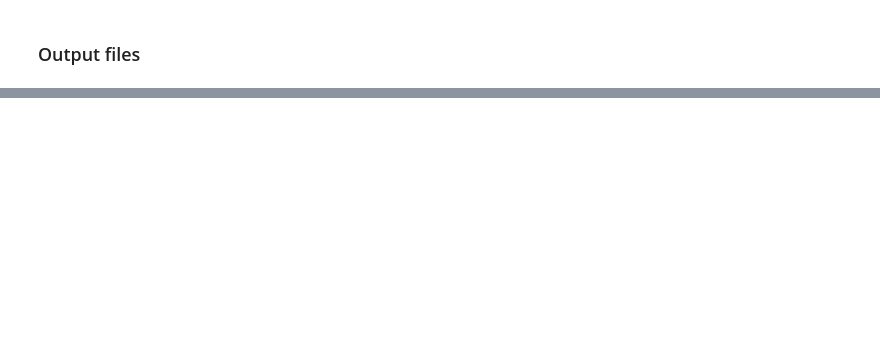
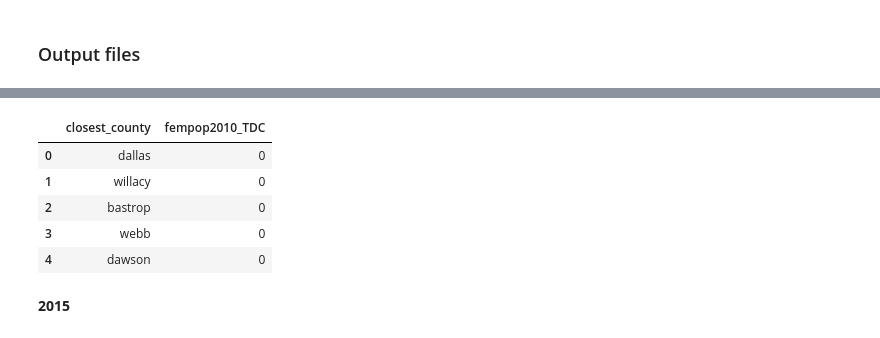
Before and after one commit to odog96/contraceptive_care, a Jupyter notebook: county_catchment.ipynb, the cells around one changed output, grey strips where cells are left out. Cells and saved outputs as stored; diff of their text form; code cells hidden in the pictures; blank space fills up the shorter version.

```diff
--- a/county_catchment.ipynb
+++ b/county_catchment.ipynb
@@ -238,0 +307,17 @@ county_detail.to_csv('data_county_centroid.csv')
+# %%
+# expand to list that of counties with clinic, but that do not have catchment counties
+clc_list = list(clnc_df[clnc_df['totclinic2010'] >0 ]['county'])
+#
+no_catch_list = list(set(clc_list) - set(df2_catch_2010.closest_county.to_list()))
+# %%
+# create extention data frame, then concat
+df2_temp_2010 = pd.DataFrame(list( zip(no_catch_list,[0]*len(no_catch_list) ) ),columns=list(df2_catch_2010.columns))
+# %%
+df2_temp_2010.head()
+# %% [output]
+|  | closest_county | fempop2010_TDC |
+| 0 | dallas | 0 |
+| 1 | willacy | 0 |
+| 2 | bastrop | 0 |
+| 3 | webb | 0 |
+| 4 | dawson | 0 |
@@ -238,0 +328,2 @@ county_detail.to_csv('data_county_centroid.csv')
+# %% [markdown]
+**2015**
```
Also changed, not shown: parts of 45 cells of this notebook, 2 other files.
